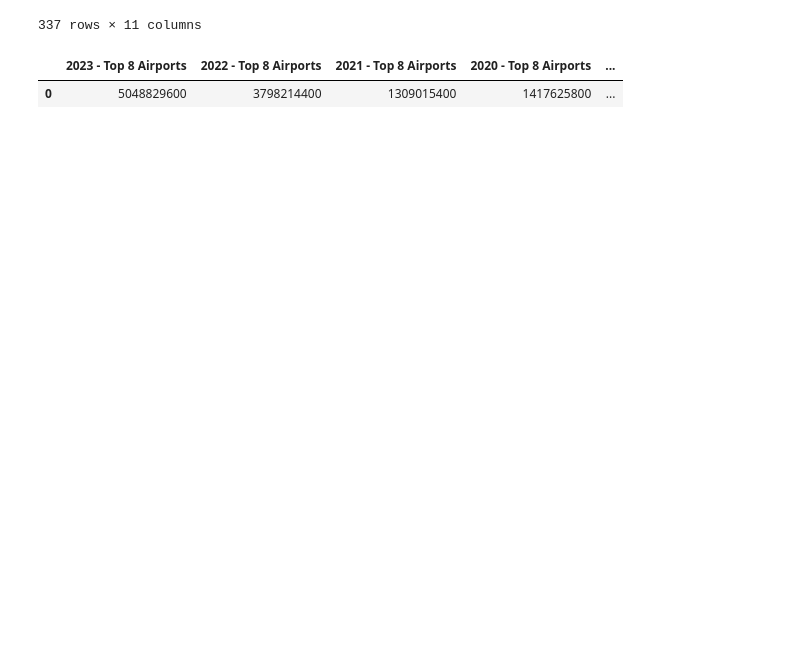
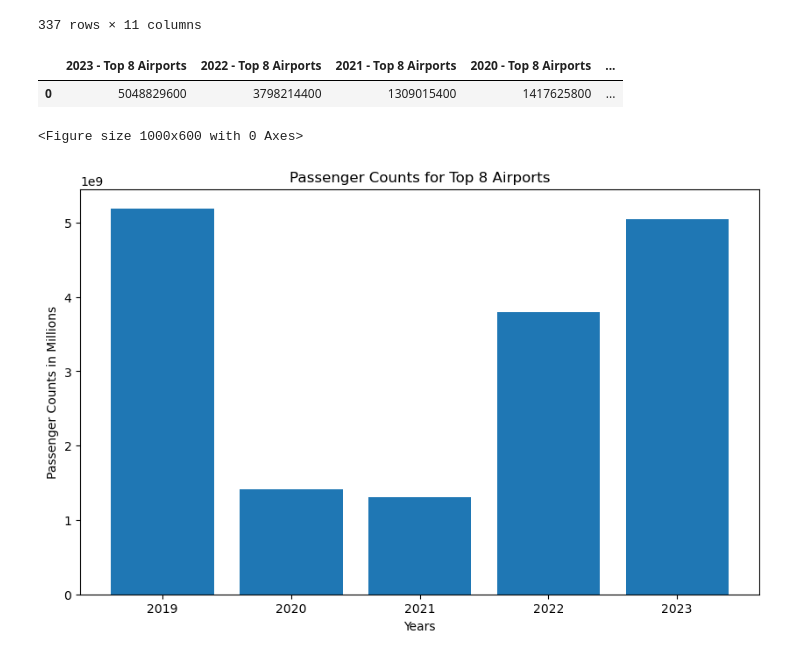
Before and after one commit to AleMori22/Project_1_repo, a Jupyter notebook: Untitled Folder/CATSA Flight Data.ipynb, the cells around one changed output. Saved outputs shown, nothing was run; the diff lists cells and outputs as text; code cells hidden in the pictures; blank space fills up the shorter version.

Commit message:
Visualizations

```diff
--- a/Untitled Folder/CATSA Flight Data.ipynb
+++ b/Untitled Folder/CATSA Flight Data.ipynb
@@ -106,15 +110,44 @@ moreairports_2019 = (df_numeric["2019 - 17 Largest Airports"].sum())
 # Convert the Series to a DataFrame
 
 #Create a dictionary
-passenger_sum_dict = {'2023 - Top 8 Airports': [topairports_2023], '2022 - Top 8 Airports' : [topairports_2022],
-                        '2021 - Top 8 Airports': [topairports_2021],'2020 - Top 8 Airports': [topairports_2020],
-                        '2019 - Top 8 Airports': [topairports_2019], '2023 - Top 17 Airports': [moreairports_2023],
-                       '2022 - Top 17 Airports': [moreairports_2023],'2021 - Top 17 Airports': [moreairports_2021],
-                        '2020 - Top 17 Airports': [moreairports_2020],'2019 - Top 17 Airports': [moreairports_2019]}
-passenger_sum=pd.DataFrame(passenger_sum_dict)
+passenger_sum_dict =  {
+    '2023 - Top 8 Airports': [topairports_2023],
+    '2022 - Top 8 Airports': [topairports_2022],
+    '2021 - Top 8 Airports': [topairports_2021],
+    '2020 - Top 8 Airports': [topairports_2020],
+    '2019 - Top 8 Airports': [topairports_2019],
+    '2023 - Top 17 Airports': [moreairports_2023],
+    '2022 - Top 17 Airports': [moreairports_2023],
+    '2021 - Top 17 Airports': [moreairports_2021],
+    '2020 - Top 17 Airports': [moreairports_2020],
+    '2019 - Top 17 Airports': [moreairports_2019],
+}
+
+passenger_sum = pd.DataFrame(passenger_sum_dict)
+
 
 # Display the DataFrame
 passenger_sum
 # %% [output]
 |  | 2023 - Top 8 Airports | 2022 - Top 8 Airports | 2021 - Top 8 Airports | 2020 - Top 8 Airports | ... |
 | 0 | 5048829600 | 3798214400 | 1309015400 | 1417625800 | ... |
+# %%
+#grab Top 8 Airports columns:
+columns_graph1 = ['2019 - Top 8 Airports', '2020 - Top 8 Airports', '2021 - Top 8 Airports', '2022 - Top 8 Airports', '2023 - Top 8 Airports']
+
+# plot the data on a bar graph:
+plt.figure(figsize=(10, 6))
+labels_graph1 = ['2019', '2020', '2021', '2022', '2023']
+colors = ('tab:orange', 'tab:blue', 'tab:purple', 'tab:red', 'tab:green')
+
+plt.figure(figsize=(10, 6))
+plt.bar(range(len(columns_graph1)), passenger_sum[columns_graph1].iloc[0], tick_label=labels_graph1, label='Passenger Counts' )
+
+
+plt.xlabel('Years')
+plt.ylabel('Passenger Counts in Millions')
+plt.title('Passenger Counts for Top 8 Airports')
+plt.show()
+# %% [output]
+<Figure size 1000x600 with 0 Axes>
+[figure, added]
```
Also changed, not shown: parts of 2 cells of this notebook.
